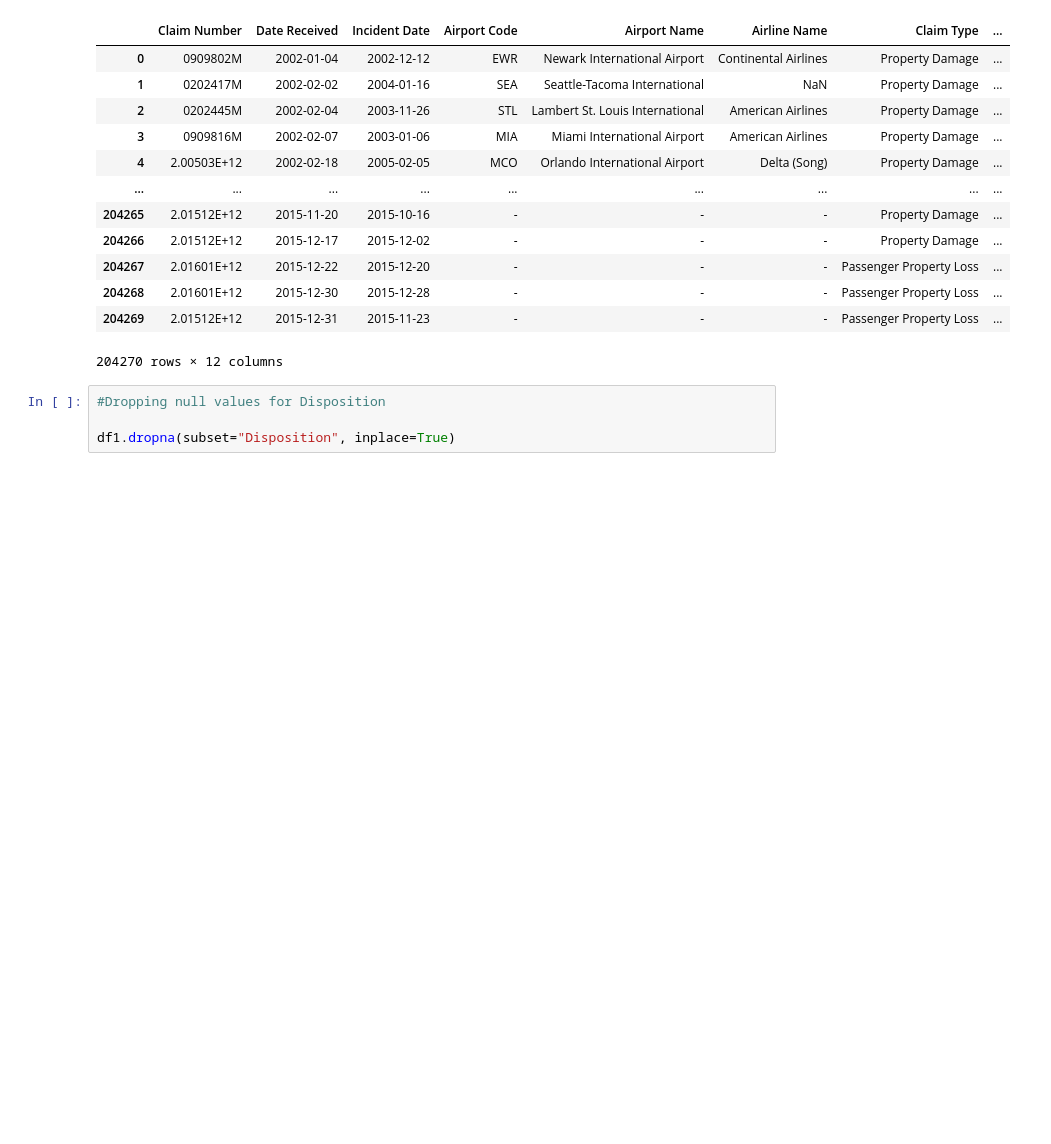
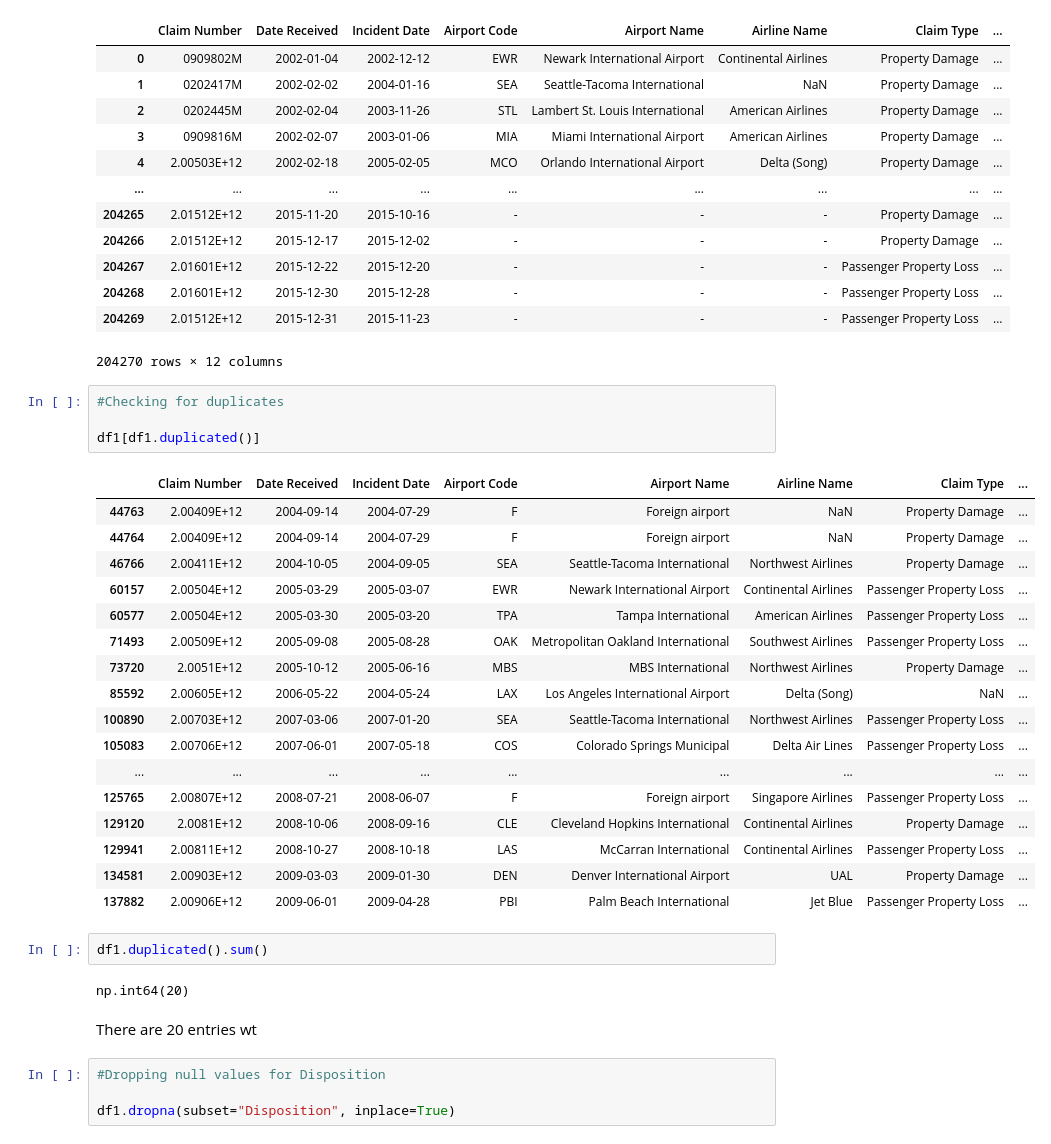
Before and after one commit to btokoli/Risk-Radar-Clustering-Airports-by-Claim-Patterns-to-Spotlight-High-Risk-Hubs, a Jupyter notebook: airportAnalysis.ipynb, the cells around one changed output. Drawn from its saved outputs; the diff is of its cells as text; blank space fills up the shorter version.

```diff
--- a/airportAnalysis.ipynb
+++ b/airportAnalysis.ipynb
@@ -170,6 +170,34 @@ df1
 | 204268 | 2.01601E+12 | 2015-12-30 | 2015-12-28 | - | - | - | Passenger Property Loss | ... |
 | 204269 | 2.01512E+12 | 2015-12-31 | 2015-11-23 | - | - | - | Passenger Property Loss | ... |
 204270 rows × 12 columns
+# %%
+#Checking for duplicates
+
+df1[df1.duplicated()]
+# %% [output]
+|  | Claim Number | Date Received | Incident Date | Airport Code | Airport Name | Airline Name | Claim Type | ... |
+| 44763 | 2.00409E+12 | 2004-09-14 | 2004-07-29 | F | Foreign airport | NaN | Property Damage | ... |
+| 44764 | 2.00409E+12 | 2004-09-14 | 2004-07-29 | F | Foreign airport | NaN | Property Damage | ... |
+| 46766 | 2.00411E+12 | 2004-10-05 | 2004-09-05 | SEA | Seattle-Tacoma International | Northwest Airlines | Property Damage | ... |
+| 60157 | 2.00504E+12 | 2005-03-29 | 2005-03-07 | EWR | Newark International Airport | Continental Airlines | Passenger Property Loss | ... |
+| 60577 | 2.00504E+12 | 2005-03-30 | 2005-03-20 | TPA | Tampa International | American Airlines | Passenger Property Loss | ... |
+| 71493 | 2.00509E+12 | 2005-09-08 | 2005-08-28 | OAK | Metropolitan Oakland International | Southwest Airlines | Passenger Property Loss | ... |
+| 73720 | 2.0051E+12 | 2005-10-12 | 2005-06-16 | MBS | MBS International | Northwest Airlines | Property Damage | ... |
+| 85592 | 2.00605E+12 | 2006-05-22 | 2004-05-24 | LAX | Los Angeles International Airport | Delta (Song) | NaN | ... |
+| 100890 | 2.00703E+12 | 2007-03-06 | 2007-01-20 | SEA | Seattle-Tacoma International | Northwest Airlines | Passenger Property Loss | ... |
+| 105083 | 2.00706E+12 | 2007-06-01 | 2007-05-18 | COS | Colorado Springs Municipal | Delta Air Lines | Passenger Property Loss | ... |
+| ... | ... | ... | ... | ... | ... | ... | ... | ... |
+| 125765 | 2.00807E+12 | 2008-07-21 | 2008-06-07 | F | Foreign airport | Singapore Airlines | Passenger Property Loss | ... |
+| 129120 | 2.0081E+12 | 2008-10-06 | 2008-09-16 | CLE | Cleveland Hopkins International | Continental Airlines | Property Damage | ... |
+| 129941 | 2.00811E+12 | 2008-10-27 | 2008-10-18 | LAS | McCarran International | Continental Airlines | Passenger Property Loss | ... |
+| 134581 | 2.00903E+12 | 2009-03-03 | 2009-01-30 | DEN | Denver International Airport | UAL | Property Damage | ... |
+| 137882 | 2.00906E+12 | 2009-06-01 | 2009-04-28 | PBI | Palm Beach International | Jet Blue | Passenger Property Loss | ... |
+# %%
+df1.duplicated().sum()
+# %% [output]
+np.int64(20)
+# %% [markdown]
+There are 20 entries wt
 # %%
 #Dropping null values for Disposition
 
```
Also changed, not shown: parts of 8 cells of this notebook.
